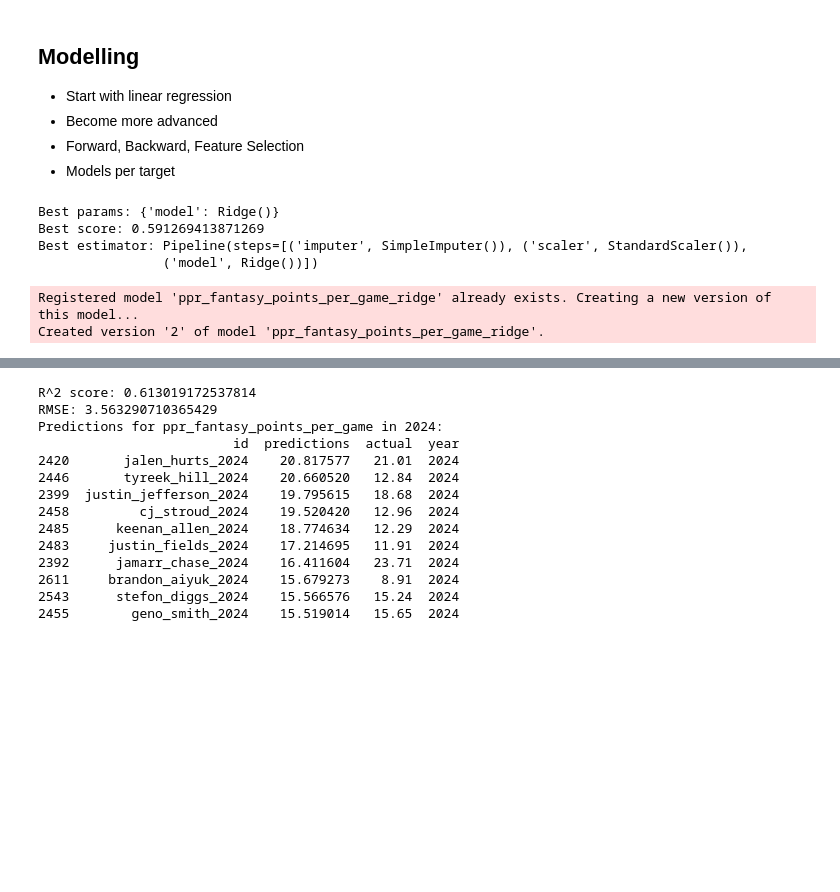
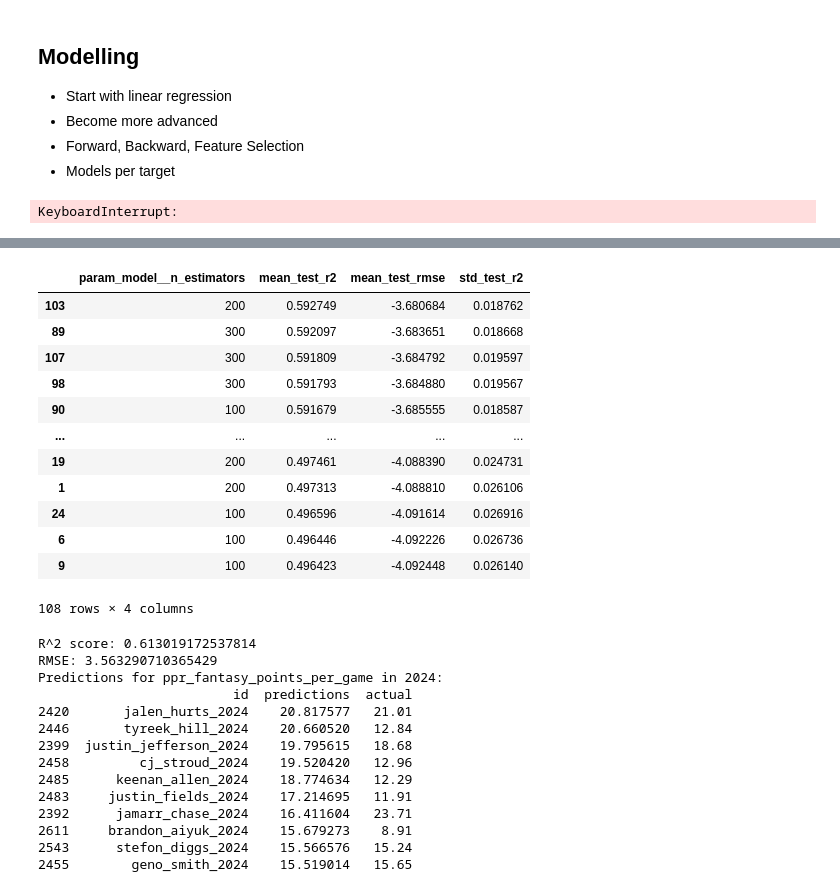
Before and after one commit to vivsiv/ff-model, a Jupyter notebook: notebooks/fantasy_data_collection.ipynb, the cells around one changed output, grey strips where cells are left out. Cells and saved outputs as stored; diff of their text form; code cells hidden in the pictures; blank space fills up the shorter version.

Commit message:
hyperparam tuning

```diff
--- a/notebooks/fantasy_data_collection.ipynb
+++ b/notebooks/fantasy_data_collection.ipynb
@@ -118,22 +118,26 @@ engineer.generate_feature_analysis()
 # %%
 from src.modelling import FantasyModel
 
-ppr_ppg_model = FantasyModel(data_dir="../data", target_col="ppr_fantasy_points_per_game")
-standard_ppg_model = FantasyModel(data_dir="../data", target_col="standard_fantasy_points_per_game")
+model = FantasyModel(data_dir="../data", target_col="ppr_fantasy_points_per_game")
+# model = FantasyModel(data_dir="../data", target_col="standard_fantasy_points_per_game")
 # %%
 
-data = ppr_ppg_model.split_data()
+data = model.split_data()
 # %%
-grid_search = ppr_ppg_model.run_model_eval(data)
+model_eval_search = model.run_model_eval(data)
 
-cv_results_df = pd.DataFrame(grid_search.cv_results_)
-display(cv_results_df.columns)
+model_eval_results_df = pd.DataFrame(model_eval_search.cv_results_)
 
-display(cv_results_df[['param_model', 'mean_test_score', 'mean_test_rmse', 'std_test_score']].sort_values(by='mean_test_score', ascending=False))
+display(model_eval_results_df[['param_model', 'mean_test_r2', 'mean_test_rmse', 'std_test_r2']].sort_values(by='mean_test_r2', ascending=False))
 # %% [output]
-Best params: {'model': Ridge()}
-Best score: 0.591269413871269
-Best estimator: Pipeline(steps=[('imputer', SimpleImputer()), ('scaler', StandardScaler()),
-                ('model', Ridge())])
+KeyboardInterrupt:
-Registered model 'ppr_fantasy_points_per_game_ridge' already exists. Creating a new version of this model...
-Created version '2' of model 'ppr_fantasy_points_per_game_ridge'.
+# %%
+ridge_eval_search = model.run_model_tuning(data, "random_forest")
+
+ridge_eval_results_df = pd.DataFrame(ridge_eval_search.cv_results_)
+
+display(
+    ridge_eval_results_df[['param_model__n_estimators', 'mean_test_r2', 'mean_test_rmse', 'std_test_r2']]
+    .sort_values(by=['mean_test_r2', 'mean_test_rmse'], ascending=[False, True])
+)
+# %% [output]
@@ -140,27 +147,37 @@ Created version '2' of model 'ppr_fantasy_points_per_game_ridge'.
+|  | param_model__n_estimators | mean_test_r2 | mean_test_rmse | std_test_r2 |
+| 103 | 200 | 0.592749 | -3.680684 | 0.018762 |
+| 89 | 300 | 0.592097 | -3.683651 | 0.018668 |
+| 107 | 300 | 0.591809 | -3.684792 | 0.019597 |
+| 98 | 300 | 0.591793 | -3.684880 | 0.019567 |
+| 90 | 100 | 0.591679 | -3.685555 | 0.018587 |
+| ... | ... | ... | ... | ... |
+| 19 | 200 | 0.497461 | -4.088390 | 0.024731 |
+| 1 | 200 | 0.497313 | -4.088810 | 0.026106 |
+| 24 | 100 | 0.496596 | -4.091614 | 0.026916 |
+| 6 | 100 | 0.496446 | -4.092226 | 0.026736 |
+| 9 | 100 | 0.496423 | -4.092448 | 0.026140 |
+108 rows × 4 columns
 # %%
-model_name = "ppr_fantasy_points_per_game_ridge"
-model_version = 2
-
-preds_df = ppr_ppg_model.make_test_predictions(model_name, model_version, data)
+preds_df = model.make_test_predictions(data, "ridge")
 
 view_year = 2024
-year_preds = ppr_ppg_model.view_year_test_predictions(preds_df, view_year)
-year_preds.to_csv(os.path.join(ppr_ppg_model.predictions_dir, f"{ppr_ppg_model.target_col}_{view_year}_predictions.csv"), index=False)
+year_preds = model.view_year_test_predictions(preds_df, view_year)
+year_preds.to_csv(os.path.join(model.predictions_dir, f"{model.target_col}_{view_year}_predictions.csv"), index=False)
 
-print(f"Predictions for {ppr_ppg_model.target_col} in {view_year}:")
+print(f"Predictions for {model.target_col} in {view_year}:")
 print(year_preds.head(10))
 # %% [output]
 R^2 score: 0.613019172537814
 RMSE: 3.563290710365429
 Predictions for ppr_fantasy_points_per_game in 2024:
-                         id  predictions  actual  year
-2420       jalen_hurts_2024    20.817577   21.01  2024
-2446       tyreek_hill_2024    20.660520   12.84  2024
-2399  justin_jefferson_2024    19.795615   18.68  2024
-2458         cj_stroud_2024    19.520420   12.96  2024
-2485      keenan_allen_2024    18.774634   12.29  2024
-2483     justin_fields_2024    17.214695   11.91  2024
-2392      jamarr_chase_2024    16.411604   23.71  2024
-2611     brandon_aiyuk_2024    15.679273    8.91  2024
-2543      stefon_diggs_2024    15.566576   15.24  2024
-2455        geno_smith_2024    15.519014   15.65  2024
+                         id  predictions  actual
+2420       jalen_hurts_2024    20.817577   21.01
+2446       tyreek_hill_2024    20.660520   12.84
+2399  justin_jefferson_2024    19.795615   18.68
+2458         cj_stroud_2024    19.520420   12.96
+2485      keenan_allen_2024    18.774634   12.29
+2483     justin_fields_2024    17.214695   11.91
+2392      jamarr_chase_2024    16.411604   23.71
+2611     brandon_aiyuk_2024    15.679273    8.91
+2543      stefon_diggs_2024    15.566576   15.24
+2455        geno_smith_2024    15.519014   15.65
```
Also changed, not shown: parts of 1 cell of this notebook, 1 other file.
